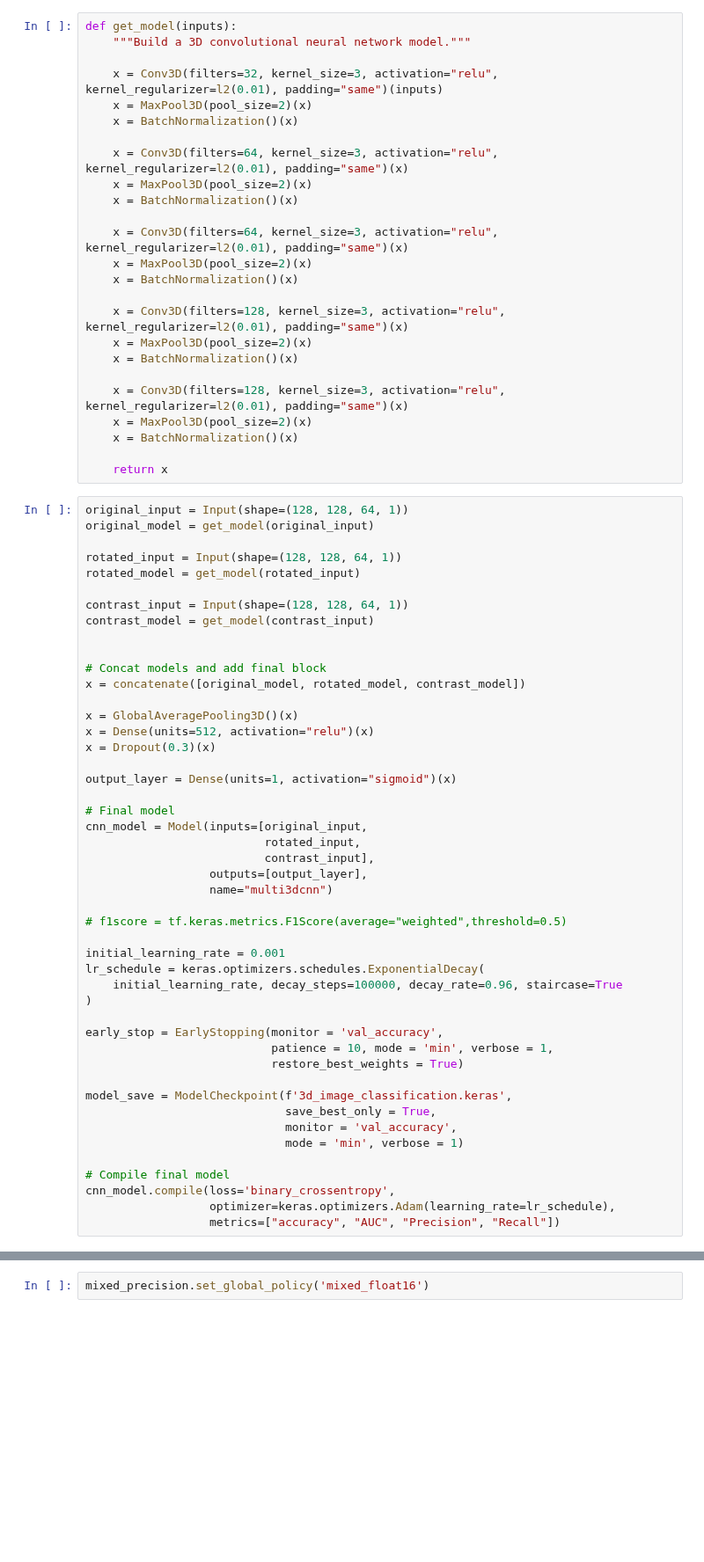
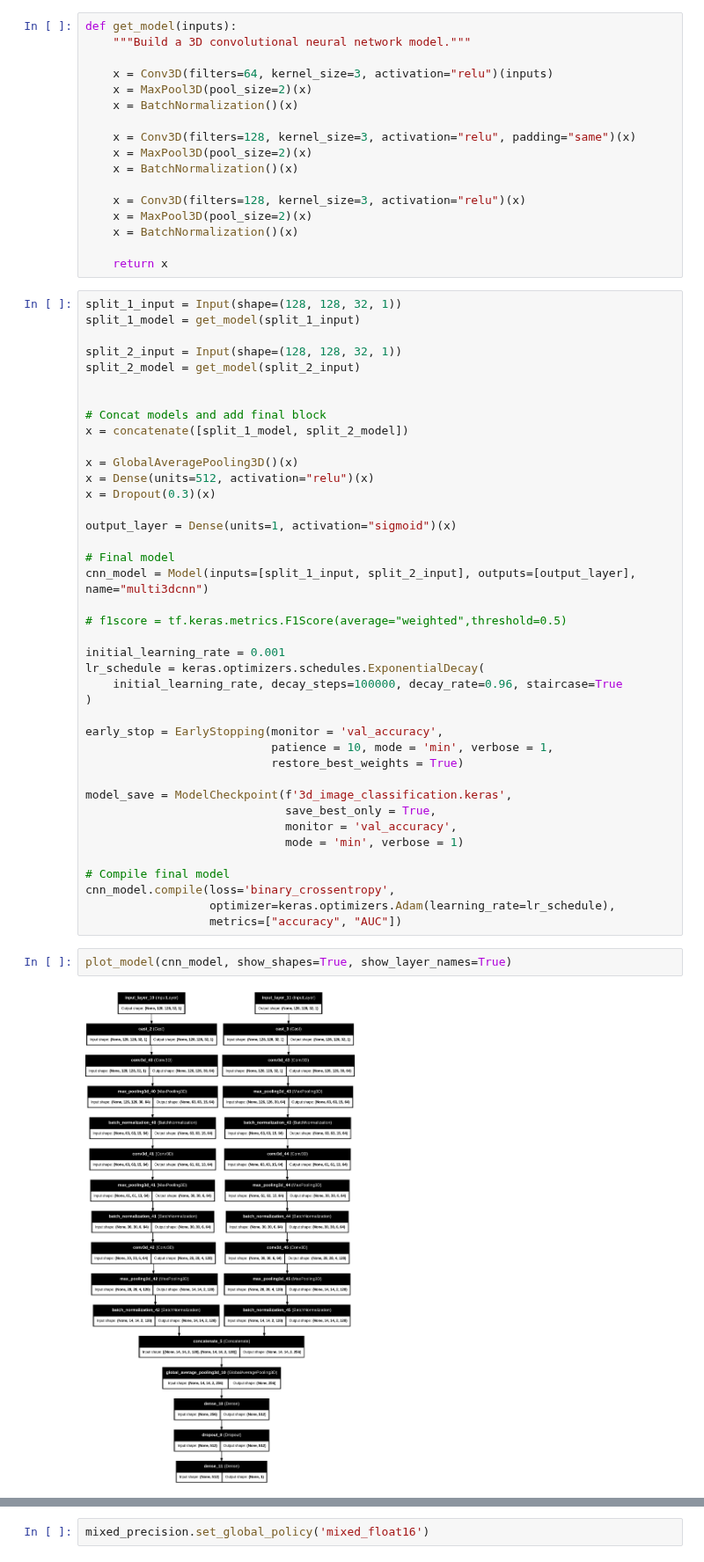
Before and after one commit to MaximNadd/Research, a Jupyter notebook: Experiment_1/multi-view-research-1.ipynb, the cells around one changed output, grey strips where cells are left out. Shown at 88% size. Saved outputs shown, nothing was run; the diff lists cells and outputs as text; blank space fills up the shorter version.

Commit message:
improving model metrics

```diff
--- a/Experiment_1/multi-view-research-1.ipynb
+++ b/Experiment_1/multi-view-research-1.ipynb
@@ -185,40 +189,29 @@ label= 0
 def get_model(inputs):
     """Build a 3D convolutional neural network model."""
 
-    x = Conv3D(filters=32, kernel_size=3, activation="relu", kernel_regularizer=l2(0.01), padding="same")(inputs)
+    x = Conv3D(filters=64, kernel_size=3, activation="relu")(inputs)
     x = MaxPool3D(pool_size=2)(x)
     x = BatchNormalization()(x)
 
-    x = Conv3D(filters=64, kernel_size=3, activation="relu", kernel_regularizer=l2(0.01), padding="same")(x)
+    x = Conv3D(filters=128, kernel_size=3, activation="relu", padding="same")(x)
     x = MaxPool3D(pool_size=2)(x)
     x = BatchNormalization()(x)
 
-    x = Conv3D(filters=64, kernel_size=3, activation="relu", kernel_regularizer=l2(0.01), padding="same")(x)
-    x = MaxPool3D(pool_size=2)(x)
-    x = BatchNormalization()(x)
-
-    x = Conv3D(filters=128, kernel_size=3, activation="relu", kernel_regularizer=l2(0.01), padding="same")(x)
-    x = MaxPool3D(pool_size=2)(x)
-    x = BatchNormalization()(x)
-
-    x = Conv3D(filters=128, kernel_size=3, activation="relu", kernel_regularizer=l2(0.01), padding="same")(x)
+    x = Conv3D(filters=128, kernel_size=3, activation="relu")(x)
     x = MaxPool3D(pool_size=2)(x)
     x = BatchNormalization()(x)
 
     return x
 # %%
-original_input = Input(shape=(128, 128, 64, 1))
-original_model = get_model(original_input)
+split_1_input = Input(shape=(128, 128, 32, 1))
+split_1_model = get_model(split_1_input)
 
-rotated_input = Input(shape=(128, 128, 64, 1))
-rotated_model = get_model(rotated_input)
-
-contrast_input = Input(shape=(128, 128, 64, 1))
-contrast_model = get_model(contrast_input)
+split_2_input = Input(shape=(128, 128, 32, 1))
+split_2_model = get_model(split_2_input)
 
 
 # Concat models and add final block
-x = concatenate([original_model, rotated_model, contrast_model])
+x = concatenate([split_1_model, split_2_model])
 
 x = GlobalAveragePooling3D()(x)
 x = Dense(units=512, activation="relu")(x)
@@ -227,11 +220,7 @@ x = Dropout(0.3)(x)
 output_layer = Dense(units=1, activation="sigmoid")(x)
 
 # Final model
-cnn_model = Model(inputs=[original_input,
-                          rotated_input,
-                          contrast_input],
-                  outputs=[output_layer],
-                  name="multi3dcnn")
+cnn_model = Model(inputs=[split_1_input, split_2_input], outputs=[output_layer], name="multi3dcnn")
 
 # f1score = tf.keras.metrics.F1Score(average="weighted",threshold=0.5)
 
@@ -252,7 +241,11 @@ model_save = ModelCheckpoint(f'3d_image_classification.keras',
 # Compile final model
 cnn_model.compile(loss='binary_crossentropy',
                   optimizer=keras.optimizers.Adam(learning_rate=lr_schedule),
-                  metrics=["accuracy", "AUC", "Precision", "Recall"])
+                  metrics=["accuracy", "AUC"])
+# %%
+plot_model(cnn_model, show_shapes=True, show_layer_names=True)
+# %% [output]
+[figure, added]
 # %%
 cnn_model.summary()
 # %% [output]
```
Also changed, not shown: parts of 6 cells of this notebook.
